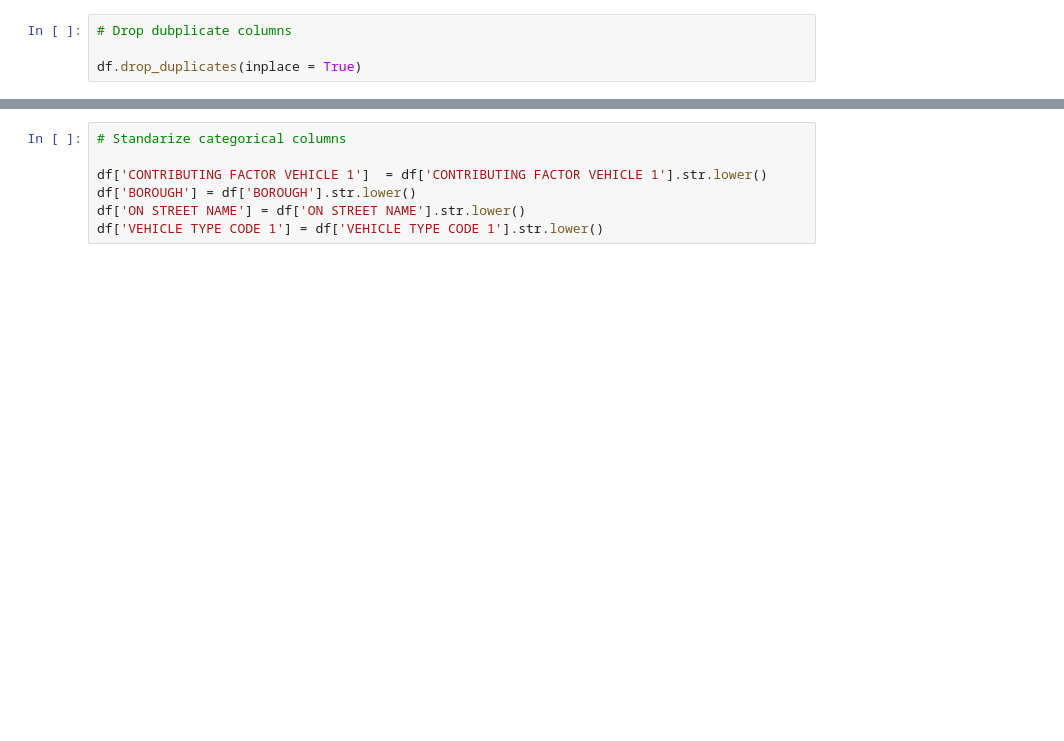
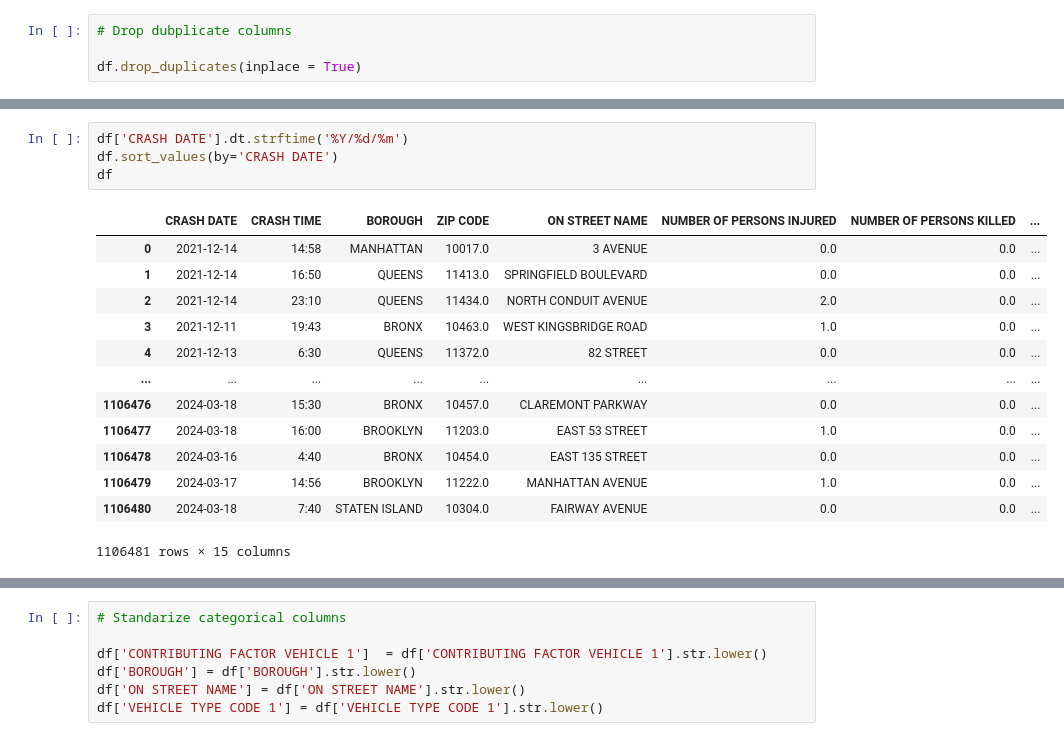
Before and after one commit to Joako1990/Big-Data-storage-Processing, a Jupyter notebook: CA1_Sem2.ipynb, the cells around one changed output, grey strips where cells are left out. Drawn from its saved outputs; the diff is of its cells as text; blank space fills up the shorter version.

```diff
--- a/CA1_Sem2.ipynb
+++ b/CA1_Sem2.ipynb
@@ -45,0 +213,18 @@ df.head()
+# %%
+df['CRASH DATE'].dt.strftime('%Y/%d/%m')
+df.sort_values(by='CRASH DATE')
+df
+# %% [output]
+|  | CRASH DATE | CRASH TIME | BOROUGH | ZIP CODE | ON STREET NAME | NUMBER OF PERSONS INJURED | NUMBER OF PERSONS KILLED | ... |
+| 0 | 2021-12-14 | 14:58 | MANHATTAN | 10017.0 | 3 AVENUE | 0.0 | 0.0 | ... |
+| 1 | 2021-12-14 | 16:50 | QUEENS | 11413.0 | SPRINGFIELD BOULEVARD | 0.0 | 0.0 | ... |
+| 2 | 2021-12-14 | 23:10 | QUEENS | 11434.0 | NORTH CONDUIT AVENUE | 2.0 | 0.0 | ... |
+| 3 | 2021-12-11 | 19:43 | BRONX | 10463.0 | WEST KINGSBRIDGE ROAD | 1.0 | 0.0 | ... |
+| 4 | 2021-12-13 | 6:30 | QUEENS | 11372.0 | 82 STREET | 0.0 | 0.0 | ... |
+| ... | ... | ... | ... | ... | ... | ... | ... | ... |
+| 1106476 | 2024-03-18 | 15:30 | BRONX | 10457.0 | CLAREMONT PARKWAY | 0.0 | 0.0 | ... |
+| 1106477 | 2024-03-18 | 16:00 | BROOKLYN | 11203.0 | EAST 53 STREET | 1.0 | 0.0 | ... |
+| 1106478 | 2024-03-16 | 4:40 | BRONX | 10454.0 | EAST 135 STREET | 0.0 | 0.0 | ... |
+| 1106479 | 2024-03-17 | 14:56 | BROOKLYN | 11222.0 | MANHATTAN AVENUE | 1.0 | 0.0 | ... |
+| 1106480 | 2024-03-18 | 7:40 | STATEN ISLAND | 10304.0 | FAIRWAY AVENUE | 0.0 | 0.0 | ... |
+1106481 rows × 15 columns
```
Also changed, not shown: parts of 43 cells of this notebook.
